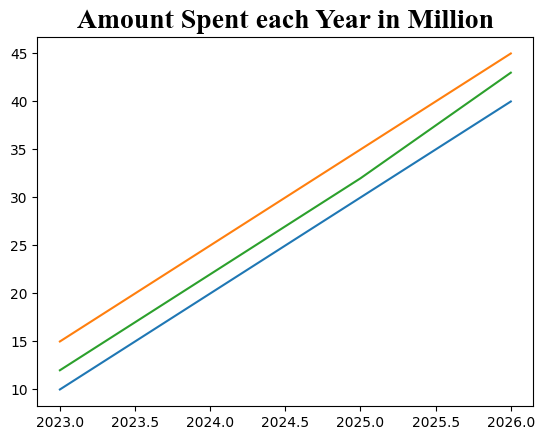
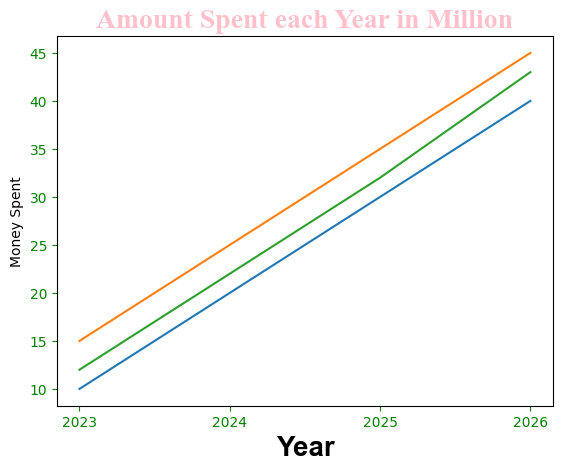
The change to this notebook cell's code, shown as a diff; its figure went from the first image to the second:
--- before
+++ after
@@ -12,10 +12,17 @@
                                                 color = 'pink')
 
-plt.xlabel("Year" , fontsize = 20)
+plt.xlabel("Year" , fontsize = 20 , family = 'Arial', fontweight = 'bold')
 plt.ylabel("Money Spent" )
+
+plt.tick_params(axis ='both' , colors = 'green')      # axis can be x , y or both
+
+
 plt.plot(x , y1)
 plt.plot(x , y2)
 plt.plot(x , y3)
 
-# plt.show()
+plt.xticks(x)
 
+
+plt.show()
+

Commit: Visualization